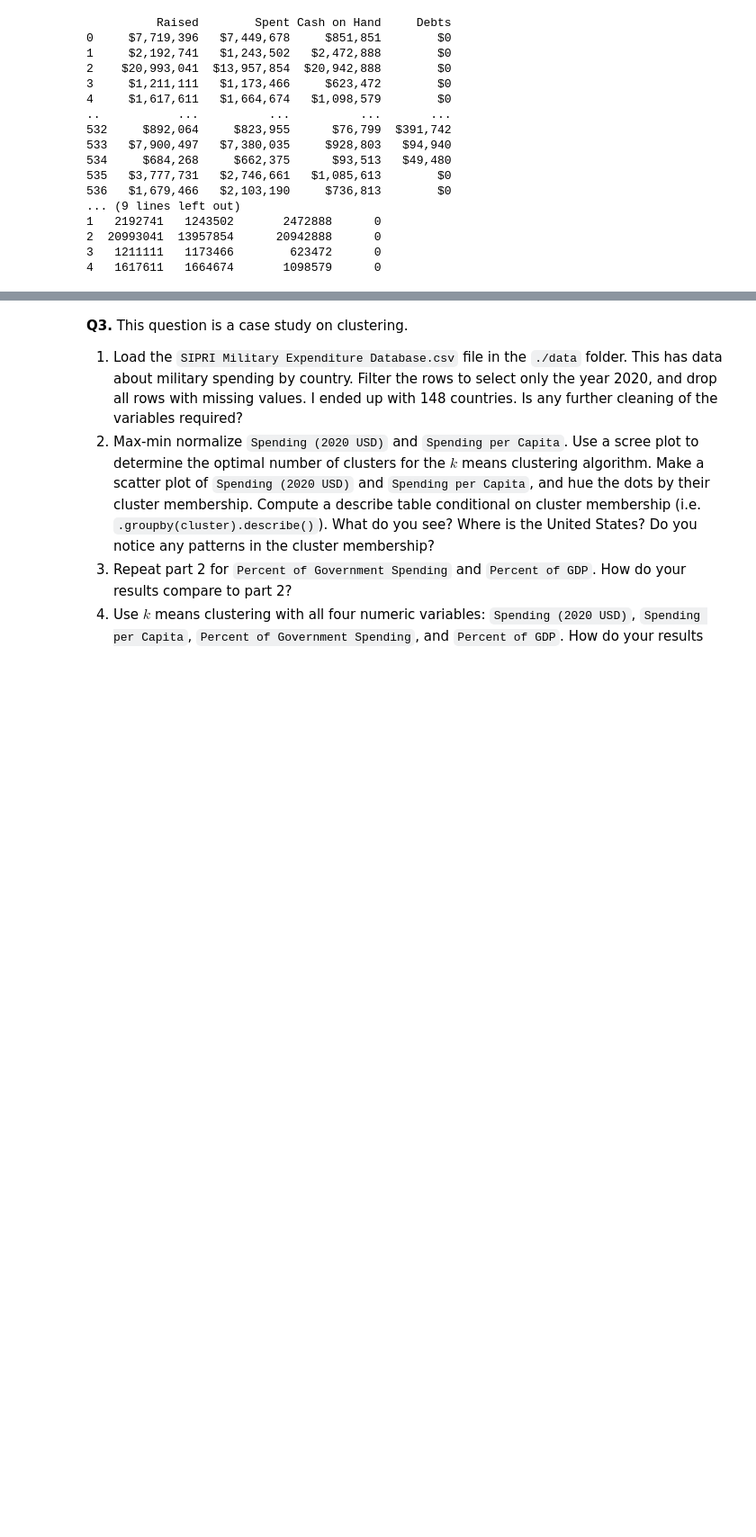
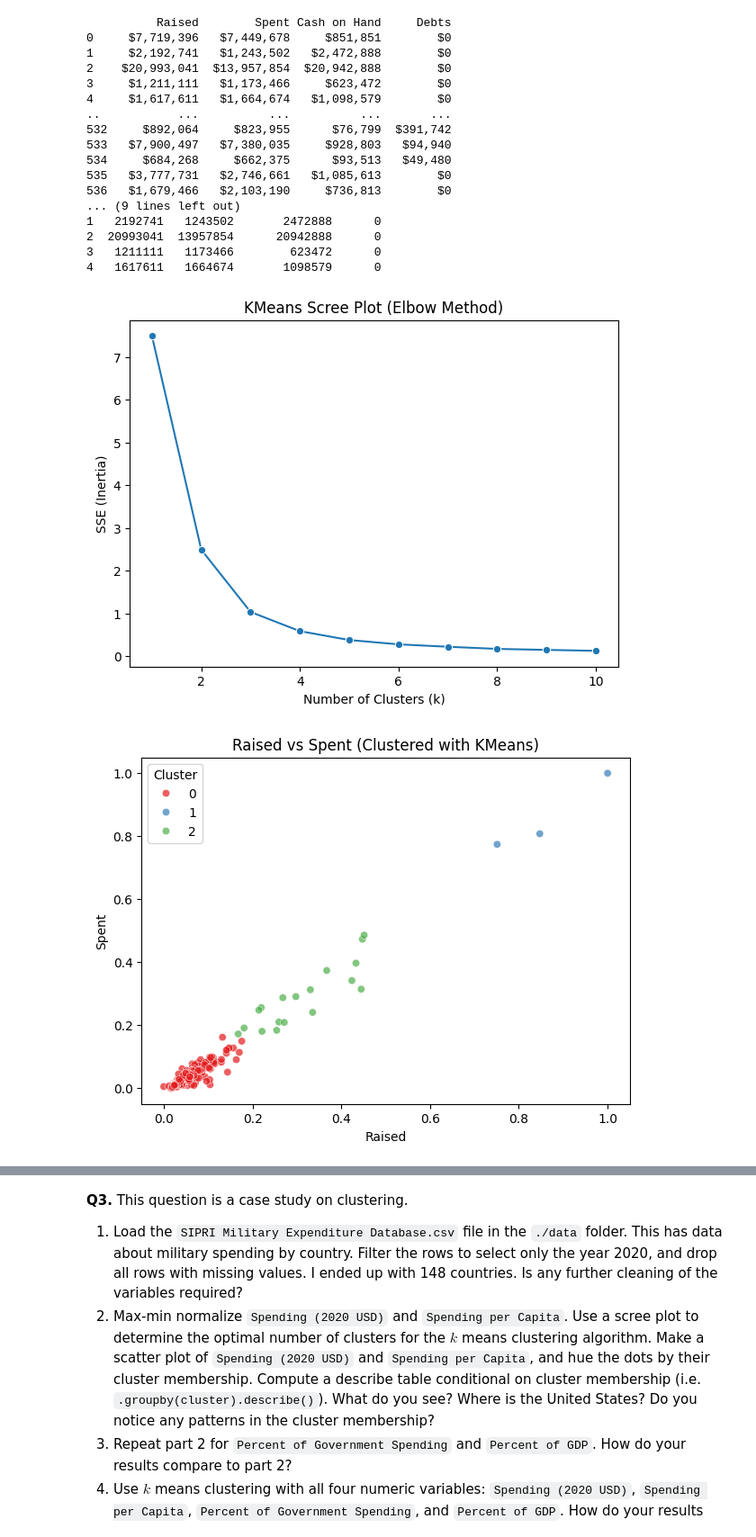
Before and after one commit to bburt26/clustering_assignment, a Jupyter notebook: assignment_clustering.ipynb, the cells around one changed output, grey strips where cells are left out. Shown at 90% size. Cells and saved outputs as stored; diff of their text form; code cells hidden in the pictures; blank space fills up the shorter version.

```diff
--- a/assignment_clustering.ipynb
+++ b/assignment_clustering.ipynb
@@ -206,5 +206,56 @@ print(election[money_cols].head())
 3   1211111   1173466        623472      0
 4   1617611   1664674       1098579      0
 # %%
-# 2.2
+# 2.2 Max-min normalize Raised and Spent. Use a scree plot to determine the optimal
+# number of clusters for the  𝑘  means clustering algorithm. Make a scatter plot
+# of Raised against Spent and hue the dots by their cluster membership. What do you see?
+# Which politicians comprise the smallest two clusters? If necessary, look up some of these races to see how close they were.
+
+# --- 1. Max-min normalization ---
+money_cols = ['Raised', 'Spent']
+
+election_norm = election.copy()
+for col in money_cols:
+    election_norm[col] = (
+        (election_norm[col] - election_norm[col].min()) /
+        (election_norm[col].max() - election_norm[col].min())
+    )
+
+# --- 2. Scree plot (Elbow method) ---
+X = election_norm[money_cols].values
+k_bar = 10
+SSE = []
+
+for k in range(1, k_bar+1):
+    model = KMeans(n_clusters=k, max_iter=300, n_init=10, random_state=0)
+    model.fit(X)
+    SSE.append(model.inertia_)
+
+plt.figure(figsize=(7,5))
+sns.lineplot(x=range(1, k_bar+1), y=SSE, marker="o")
+plt.title("KMeans Scree Plot (Elbow Method)")
+plt.xlabel("Number of Clusters (k)")
+plt.ylabel("SSE (Inertia)")
+plt.show()
+
+# --- 3. Cluster with chosen k (say k=3 for example) ---
+optimal_k = 3  # you should pick this based on the elbow
+kmeans = KMeans(n_clusters=optimal_k, max_iter=300, n_init=10, random_state=0)
+election_norm['Cluster'] = kmeans.fit_predict(X)
+
+# --- 4. Scatter plot of Raised vs Spent by cluster ---
+plt.figure(figsize=(7,5))
+sns.scatterplot(
+    data=election_norm,
+    x="Raised",
+    y="Spent",
+    hue="Cluster",
+    palette="Set1",
+    alpha=0.7
+)
+plt.title("Raised vs Spent (Clustered with KMeans)")
+plt.show()
+# %% [output]
+[figure, added]
+[figure, added]
 # %%
```
Also changed, not shown: parts of 3 cells of this notebook.
